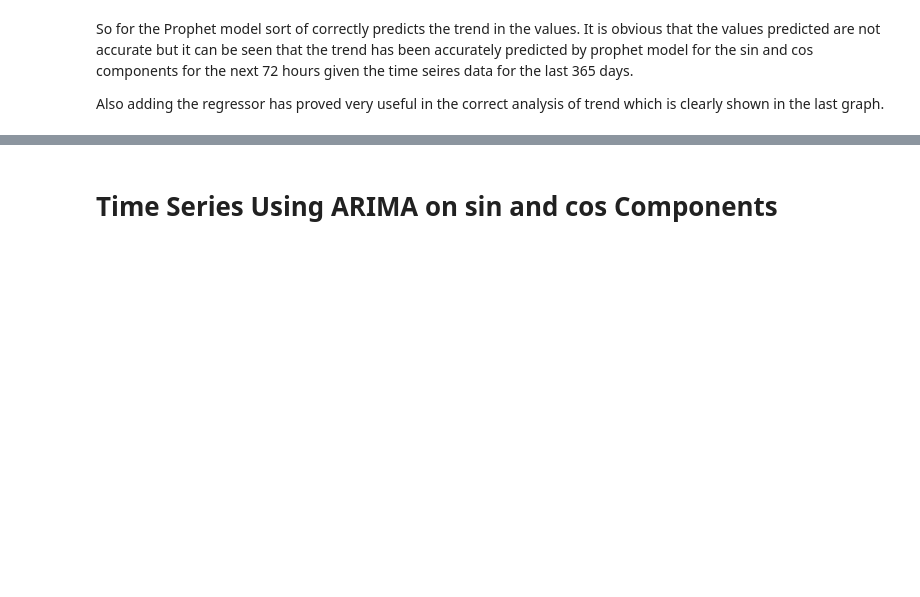
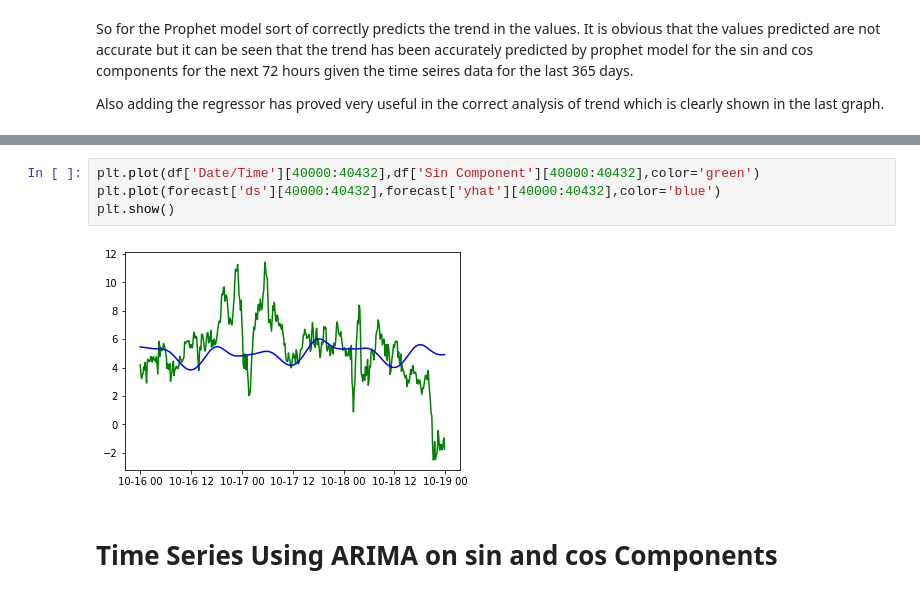
Before and after one commit to m607stars/GoGreen-with-ML, a Jupyter notebook: IBM_Hackathon.ipynb, the cells around one changed output, grey strips where cells are left out. Drawn from its saved outputs; the diff is of its cells as text; blank space fills up the shorter version.

```diff
--- a/IBM_Hackathon.ipynb
+++ b/IBM_Hackathon.ipynb
@@ -399,2 +442,8 @@ Also adding the regressor has proved very useful in the correct analysis of tren
+# %%
+plt.plot(df['Date/Time'][40000:40432],df['Sin Component'][40000:40432],color='green')
+plt.plot(forecast['ds'][40000:40432],forecast['yhat'][40000:40432],color='blue')
+plt.show()
+# %% [output]
+[figure, added]
 # %% [markdown]
 # **Time Series Using ARIMA on sin and cos Components**
```
Also changed, not shown: parts of 21 cells of this notebook.
